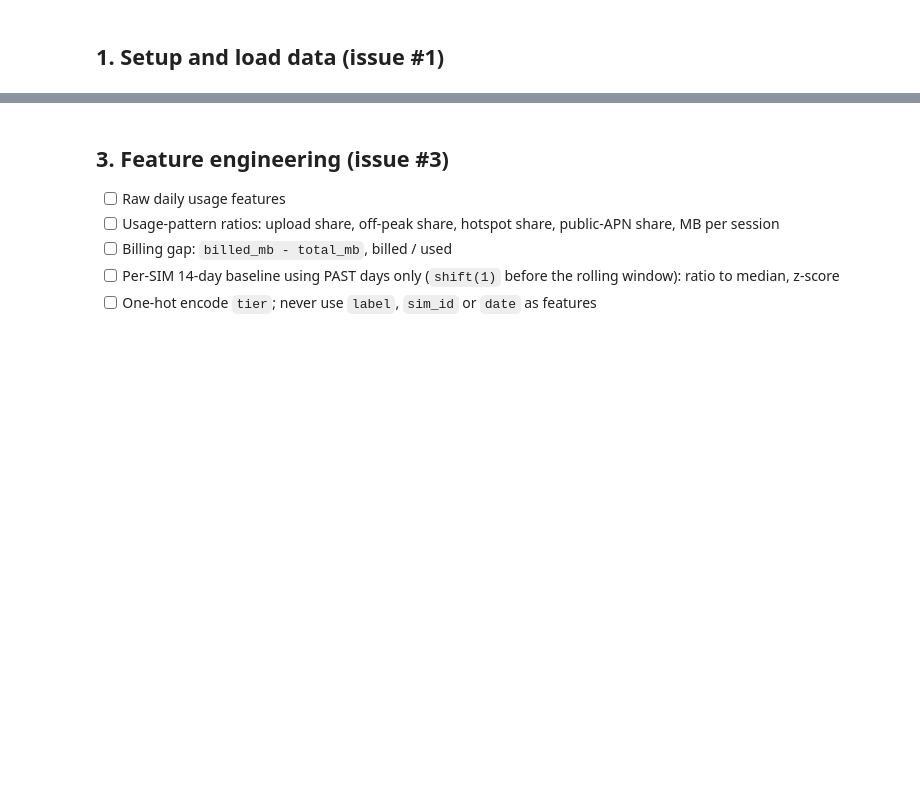
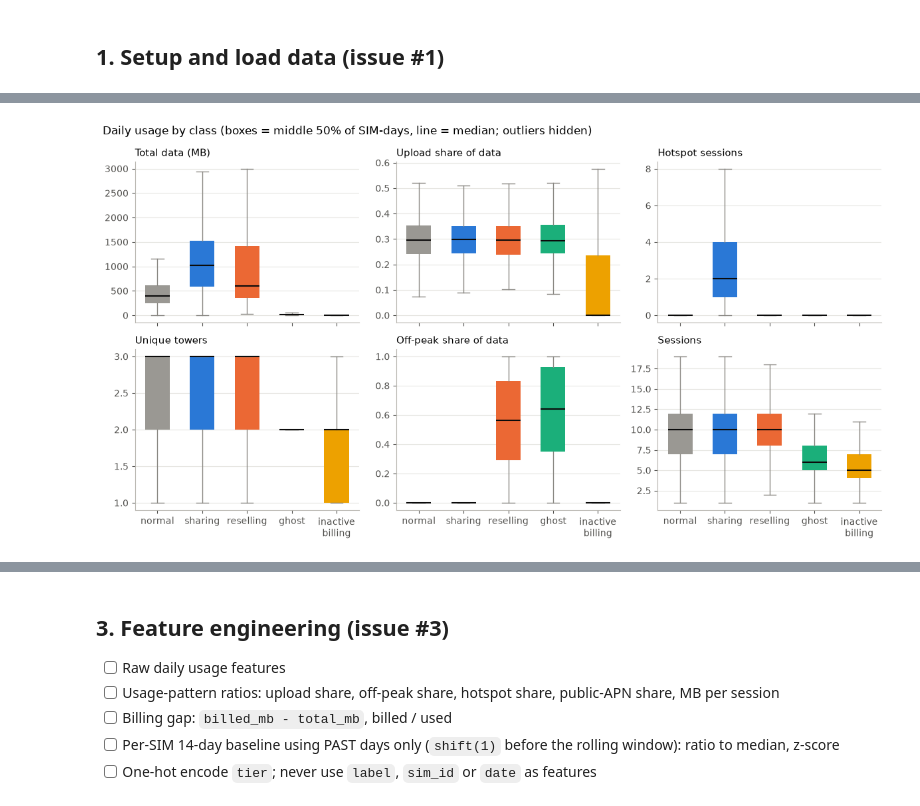
Before and after one commit to ianchomba1/proSIM, a Jupyter notebook: ml-training/notebooks/01_misuse_training.ipynb, the cells around one changed output, grey strips where cells are left out. Saved outputs shown, nothing was run; the diff lists cells and outputs as text; code cells hidden in the pictures; blank space fills up the shorter version.

```diff
--- a/ml-training/notebooks/01_misuse_training.ipynb
+++ b/ml-training/notebooks/01_misuse_training.ipynb
@@ -54,0 +168,15 @@ df.dtypes.to_frame("dtype").T
+# %%
+eda = df.copy()
+eps = 1e-6
+eda["upload_share"] = eda["total_upload_mb"] / (eda["total_mb"] + eps)
+eda["offpeak_share"] = eda["offpeak_mb"] / (eda["total_mb"] + eps)
+eda["mb_per_session"] = eda["total_mb"] / (eda["session_count"] + eps)
+eda["billed_minus_used_mb"] = eda["billed_mb"] - eda["total_mb"]
+
+COMPARE = ["total_mb", "total_upload_mb", "upload_share", "session_count", "mb_per_session",
+           "max_session_mb", "hotspot_flag_count", "unique_towers", "geo_flag_count",
+           "roaming_sessions", "apn_public_count", "offpeak_share", "voice_minutes_used",
+           "sms_count", "billed_minus_used_mb"]
+medians = eda.groupby("label")[COMPARE].median().reindex(CLASS_ORDER).T
+medians.columns = [SHORT[c].replace("\n", " ") for c in medians.columns]
+medians.round(2)
@@ -54,0 +200,25 @@ df.dtypes.to_frame("dtype").T
+# %%
+PANELS = [("total_mb", "Total data (MB)"), ("upload_share", "Upload share of data"),
+          ("hotspot_flag_count", "Hotspot sessions"), ("unique_towers", "Unique towers"),
+          ("offpeak_share", "Off-peak share of data"), ("session_count", "Sessions")]
+
+fig, axes = plt.subplots(2, 3, figsize=(12, 6.5), sharex=True)
+for ax, (col, title) in zip(axes.flat, PANELS):
+    data = [eda.loc[eda.label == c, col].values for c in CLASS_ORDER]
+    bp = ax.boxplot(data, widths=0.55, showfliers=False, patch_artist=True,
+                    medianprops={"color": "#0b0b0b", "linewidth": 1.5},
+                    whiskerprops={"color": "#8a8883"}, capprops={"color": "#8a8883"},
+                    boxprops={"linewidth": 0})
+    for patch, c in zip(bp["boxes"], CLASS_ORDER):
+        patch.set_facecolor(CLASS_COLORS[c])
+    ax.set_title(title, loc="left")
+    ax.grid(axis="x", visible=False)
+for ax in axes[-1]:
+    ax.set_xticks(range(1, len(CLASS_ORDER) + 1), [SHORT[c] for c in CLASS_ORDER])
+fig.suptitle("Daily usage by class (boxes = middle 50% of SIM-days, line = median; outliers hidden)",
+             x=0.01, ha="left", fontsize=12)
+fig.tight_layout()
+savefig(fig, "eda_usage_by_class.png")
+plt.show()
+# %% [output]
+[figure, added]
```
Also changed, not shown: parts of 23 cells of this notebook, 3 other files.
